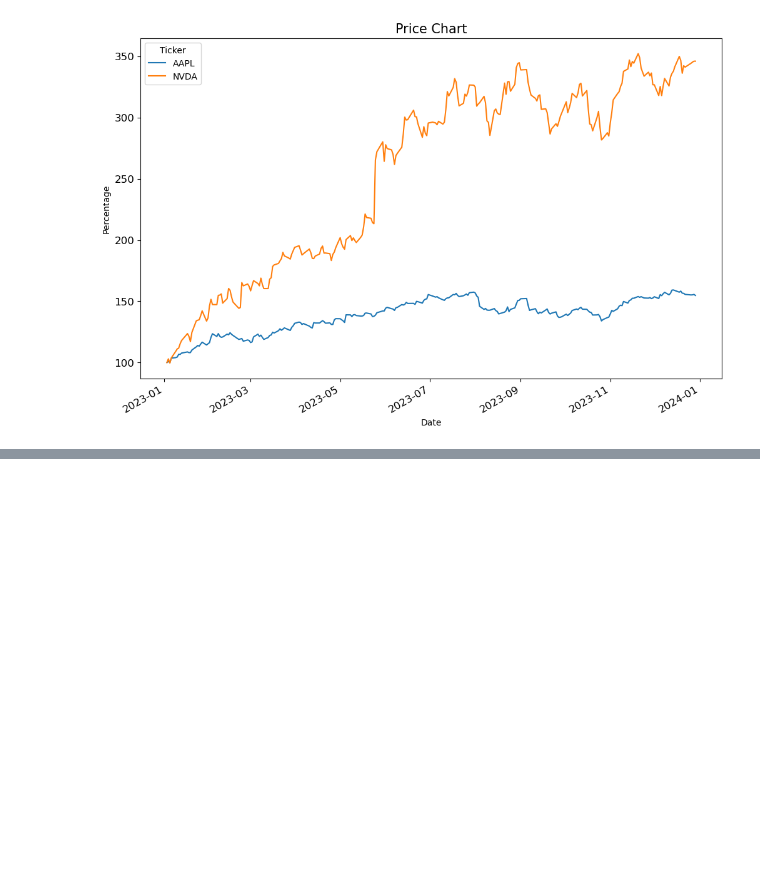
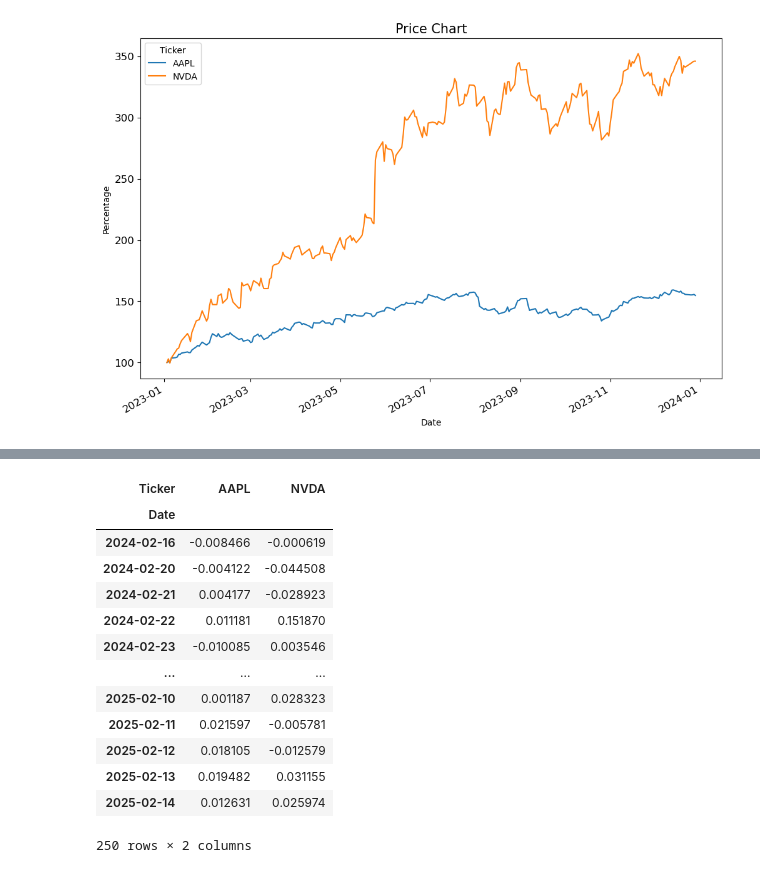
Before and after one commit to luigiselmi/finstat, a Jupyter notebook: yahoo_finance.ipynb, the cells around one changed output, grey strips where cells are left out. Cells and saved outputs as stored; diff of their text form; code cells hidden in the pictures; blank space fills up the shorter version.

```diff
--- a/yahoo_finance.ipynb
+++ b/yahoo_finance.ipynb
@@ -202,0 +228,18 @@ plot_closing_prices(hd_nvda_aapl)
+# %%
+log_rets = hd_nvda_aapl_1yr["Close"].apply(lambda x: np.log(x / x.shift())).dropna()
+log_rets
+# %% [output]
+| Ticker | AAPL | NVDA |
+| Date |  |  |
+| 2024-02-16 | -0.008466 | -0.000619 |
+| 2024-02-20 | -0.004122 | -0.044508 |
+| 2024-02-21 | 0.004177 | -0.028923 |
+| 2024-02-22 | 0.011181 | 0.151870 |
+| 2024-02-23 | -0.010085 | 0.003546 |
+| ... | ... | ... |
+| 2025-02-10 | 0.001187 | 0.028323 |
+| 2025-02-11 | 0.021597 | -0.005781 |
+| 2025-02-12 | 0.018105 | -0.012579 |
+| 2025-02-13 | 0.019482 | 0.031155 |
+| 2025-02-14 | 0.012631 | 0.025974 |
+250 rows × 2 columns
```
Also changed, not shown: parts of 6 cells of this notebook.
